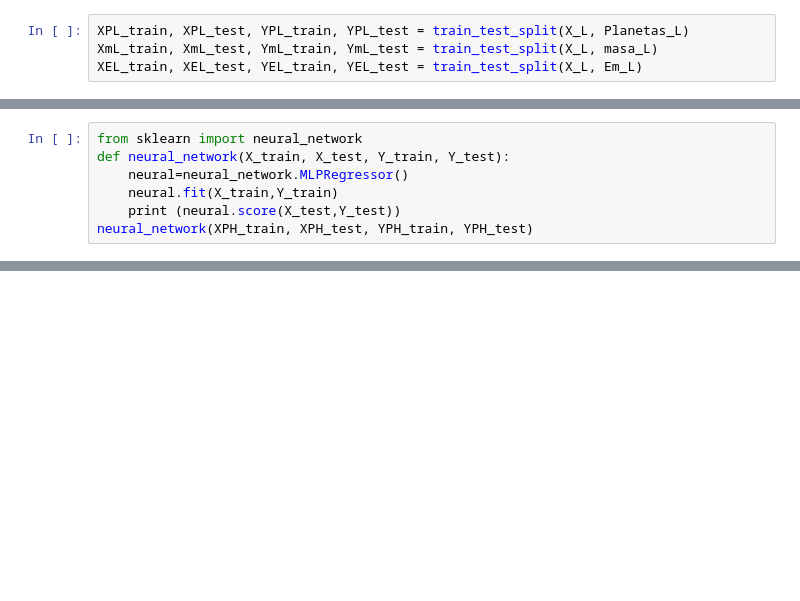
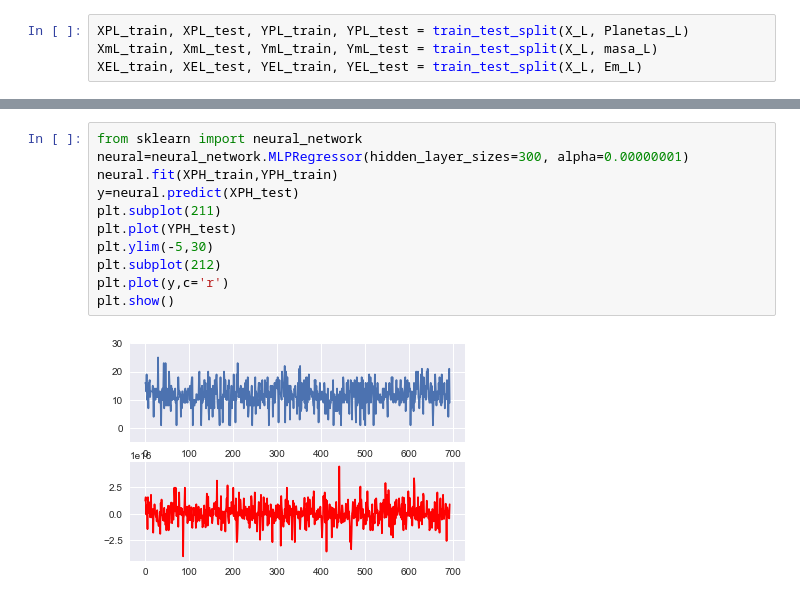
Before and after one commit to nino1201/AlejandroNino_DanielRomero_Tarea3, a Jupyter notebook: Tarea3.ipynb, the cells around one changed output, grey strips where cells are left out. Cells and saved outputs as stored; diff of their text form; blank space fills up the shorter version.

```diff
--- a/Tarea3.ipynb
+++ b/Tarea3.ipynb
@@ -122,7 +72,0 @@ def trees(X_train, X_test, Y_train, Y_test,m):
-# %%
-from sklearn import neural_network
-def neural_network(X_train, X_test, Y_train, Y_test):
-    neural=neural_network.MLPRegressor()
-    neural.fit(X_train,Y_train)
-    print (neural.score(X_test,Y_test))
-neural_network(XPH_train, XPH_test, YPH_train, YPH_test)
@@ -156,0 +124,13 @@ solve_gauss(XEL_train, XEL_test, YEL_train, YEL_test)
+# %%
+from sklearn import neural_network
+neural=neural_network.MLPRegressor(hidden_layer_sizes=300, alpha=0.00000001)
+neural.fit(XPH_train,YPH_train)
+y=neural.predict(XPH_test)
+plt.subplot(211)
+plt.plot(YPH_test)
+plt.ylim(-5,30)
+plt.subplot(212)
+plt.plot(y,c='r')
+plt.show()
+# %% [output]
+[figure, added]
```
Also changed, not shown: parts of 66 cells of this notebook.
